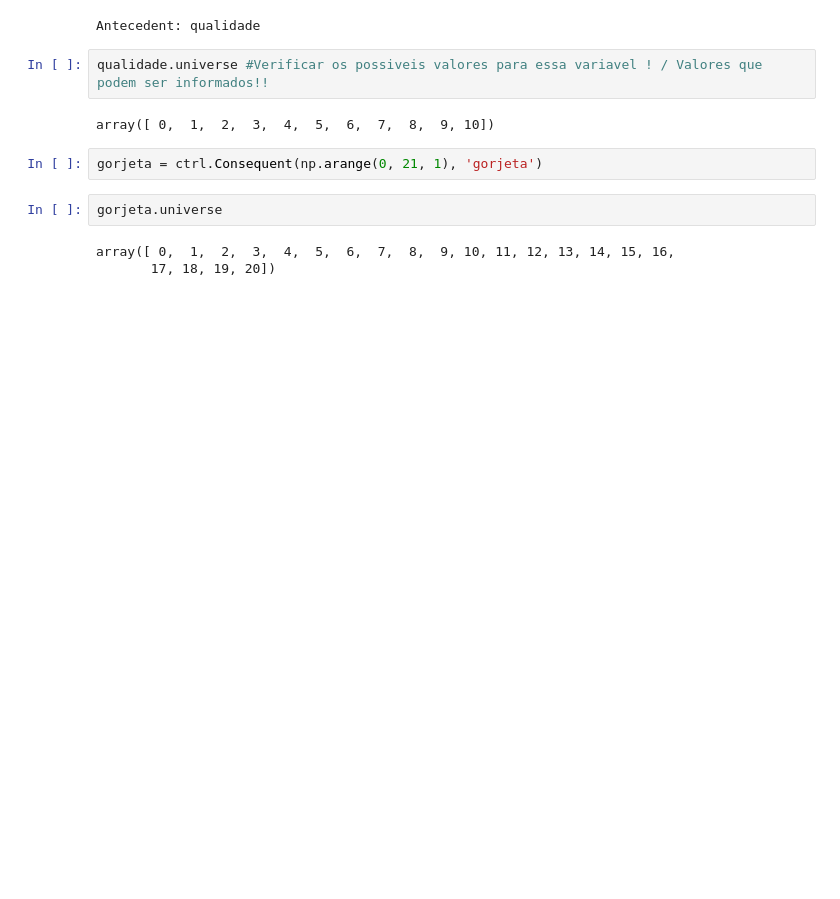
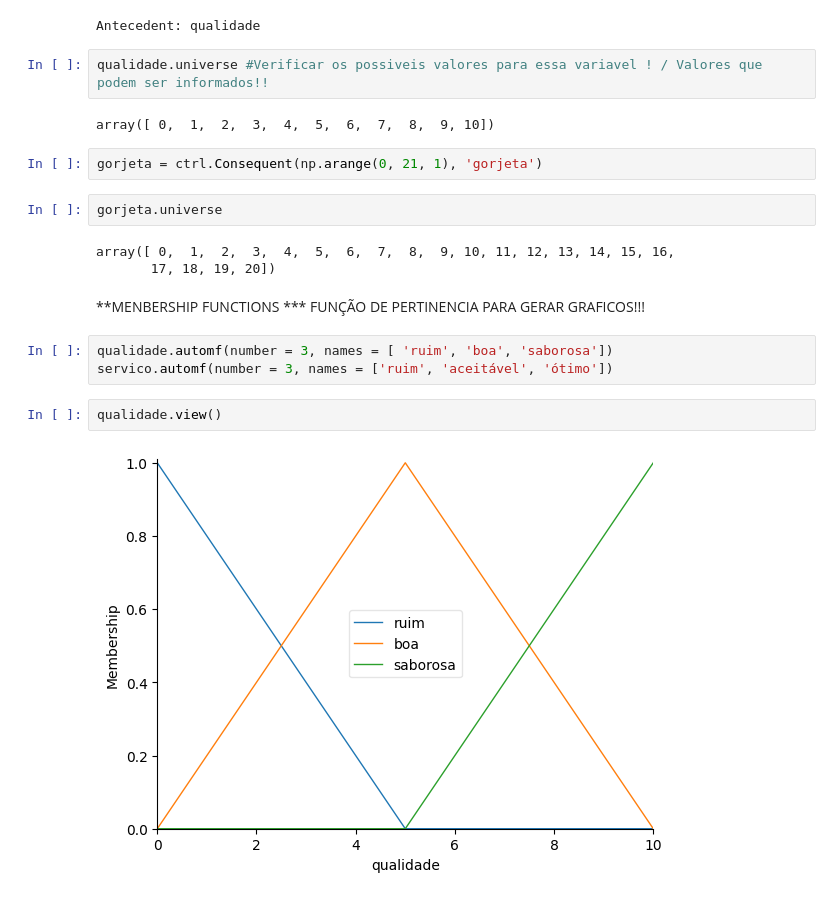
Before and after one commit to DouglasSilva2/Logica_de_Fuzzy_python, a Jupyter notebook: Logica_de_Fuzzy_Python.ipynb, the cells around one changed output. Cells and saved outputs as stored; diff of their text form; blank space fills up the shorter version.

```diff
--- a/Logica_de_Fuzzy_Python.ipynb
+++ b/Logica_de_Fuzzy_Python.ipynb
@@ -72,3 +72,12 @@ gorjeta.universe
 # %% [output]
 array([ 0,  1,  2,  3,  4,  5,  6,  7,  8,  9, 10, 11, 12, 13, 14, 15, 16,
        17, 18, 19, 20])
+# %% [markdown]
+**MENBERSHIP FUNCTIONS *** FUNÇÃO DE PERTINENCIA PARA GERAR GRAFICOS!!!
+# %%
+qualidade.automf(number = 3, names = [ 'ruim', 'boa', 'saborosa'])
+servico.automf(number = 3, names = ['ruim', 'aceitável', 'ótimo'])
+# %%
+qualidade.view()
+# %% [output]
+[figure, added]
```
